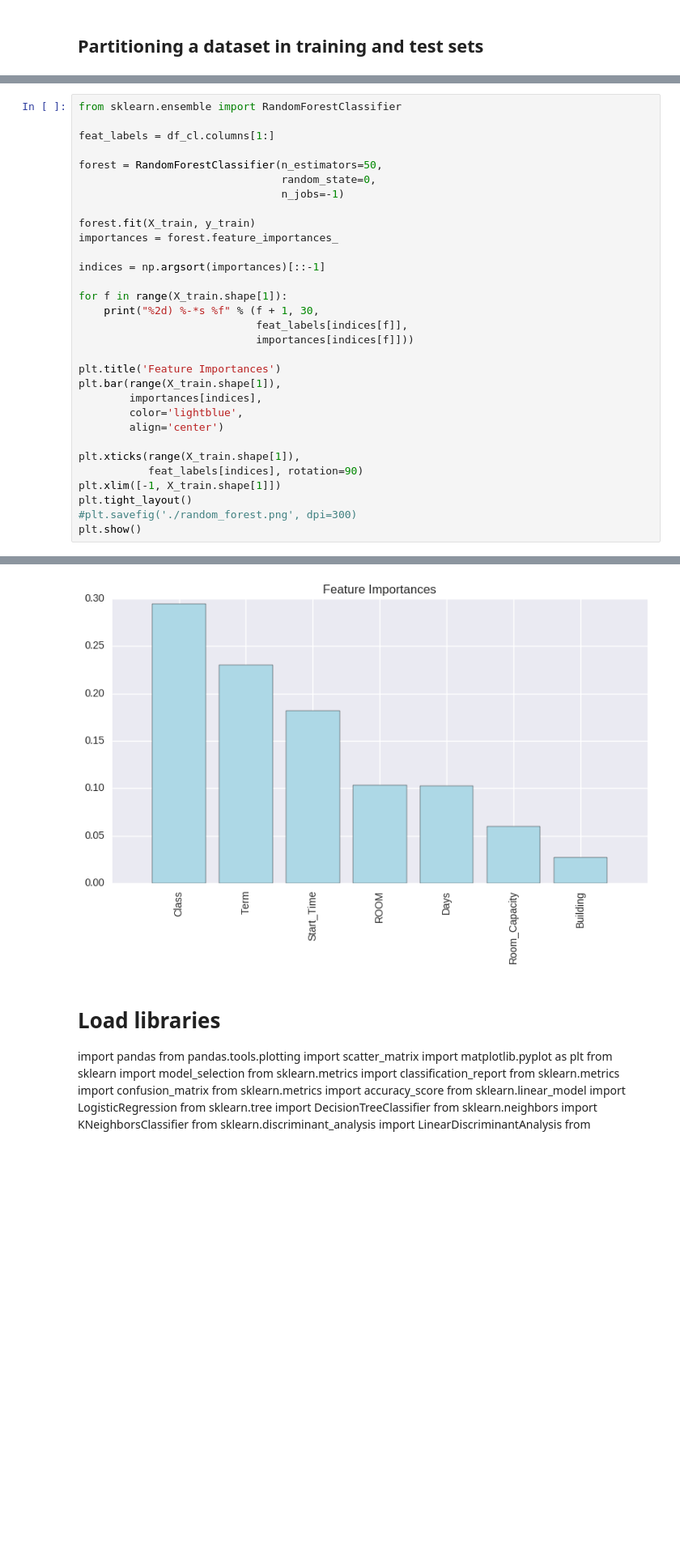
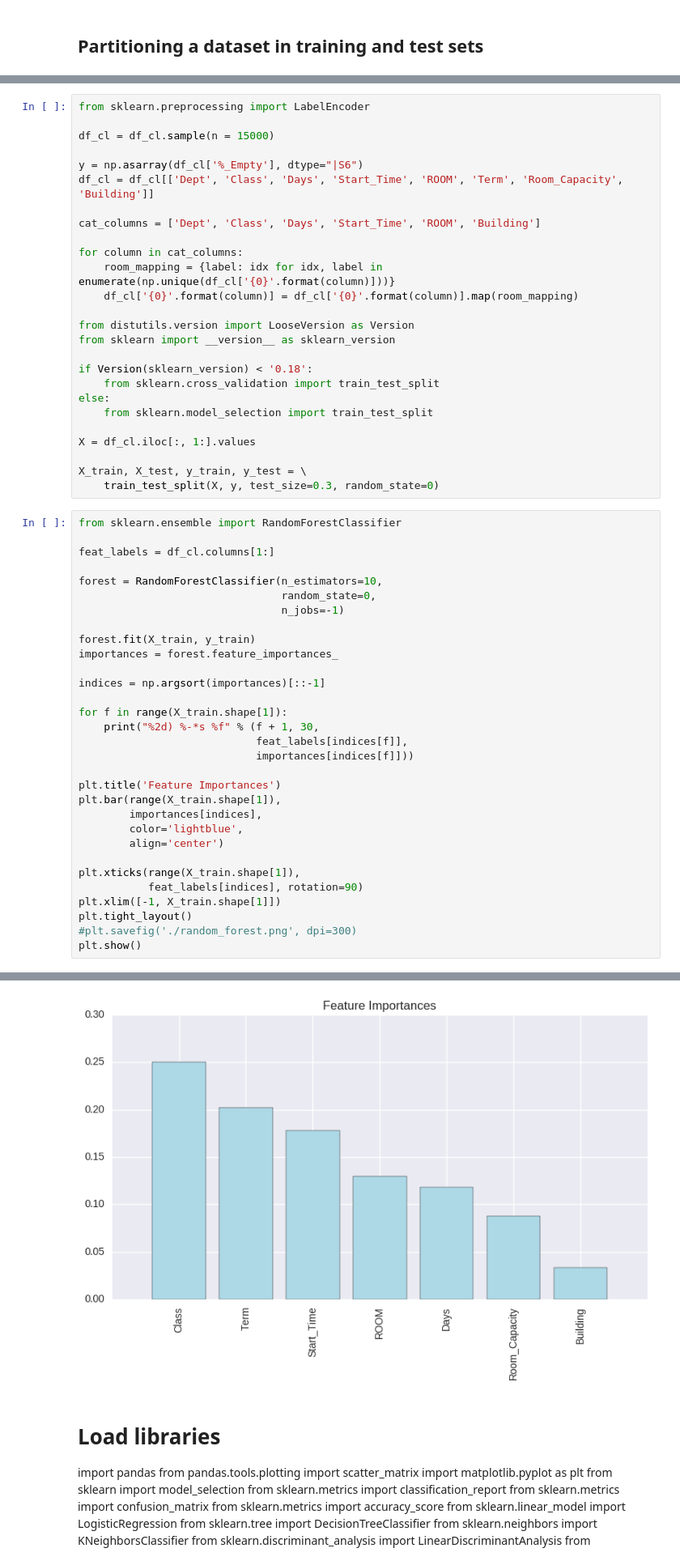
Before and after one commit to saashimi/CPO-datascience, a Jupyter notebook: Normalized Dataset.ipynb, the cells around one changed output, grey strips where cells are left out. Shown at 81% size. Saved outputs shown, nothing was run; the diff lists cells and outputs as text; blank space fills up the shorter version.

```diff
--- a/Normalized Dataset.ipynb
+++ b/Normalized Dataset.ipynb
@@ -103,12 +81,38 @@ Try using .loc[row_indexer,col_indexer] = value instead
 
 See the caveats in the documentation: http://pandas.pydata.org/pandas-docs/stable/indexing.html#indexing-view-versus-copy
 False
+# %%
+from sklearn.preprocessing import LabelEncoder
+
+df_cl = df_cl.sample(n = 15000)
+
+y = np.asarray(df_cl['%_Empty'], dtype="|S6")
+df_cl = df_cl[['Dept', 'Class', 'Days', 'Start_Time', 'ROOM', 'Term', 'Room_Capacity', 'Building']]
+
+cat_columns = ['Dept', 'Class', 'Days', 'Start_Time', 'ROOM', 'Building']
+
+for column in cat_columns:
+    room_mapping = {label: idx for idx, label in enumerate(np.unique(df_cl['{0}'.format(column)]))}
+    df_cl['{0}'.format(column)] = df_cl['{0}'.format(column)].map(room_mapping)
+
+from distutils.version import LooseVersion as Version
+from sklearn import __version__ as sklearn_version
+
+if Version(sklearn_version) < '0.18':
+    from sklearn.cross_validation import train_test_split
+else:
+    from sklearn.model_selection import train_test_split
+
+X = df_cl.iloc[:, 1:].values
+
+X_train, X_test, y_train, y_test = \
+    train_test_split(X, y, test_size=0.3, random_state=0)
 # %%
 from sklearn.ensemble import RandomForestClassifier
 
 feat_labels = df_cl.columns[1:]
 
-forest = RandomForestClassifier(n_estimators=50,
+forest = RandomForestClassifier(n_estimators=10,
                                 random_state=0,
                                 n_jobs=-1)
 
@@ -145,4 +149,4 @@ plt.show()
-[figure, old version]
+[figure, new version]
 # %% [markdown]
 # Load libraries
 import pandas
```
Also changed, not shown: parts of 2 cells of this notebook.
